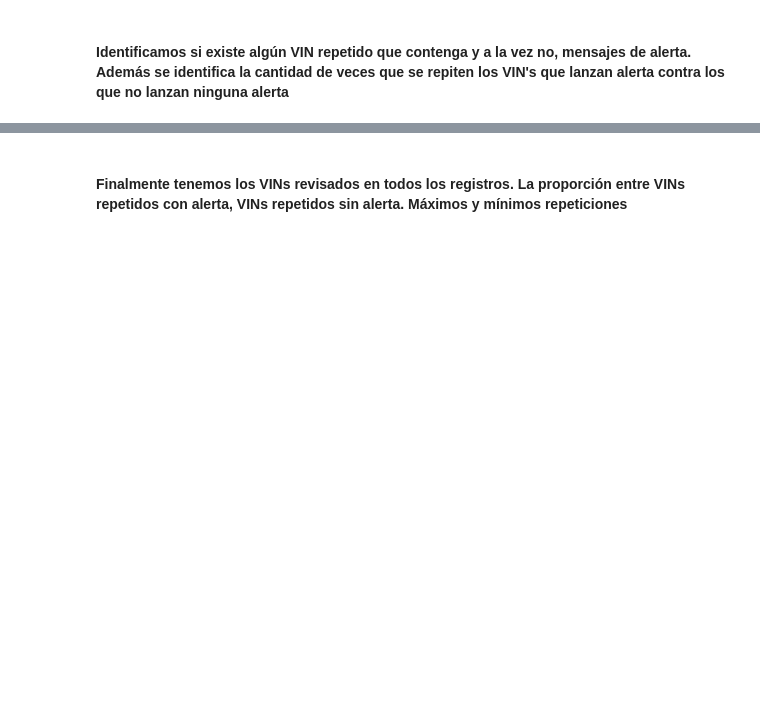
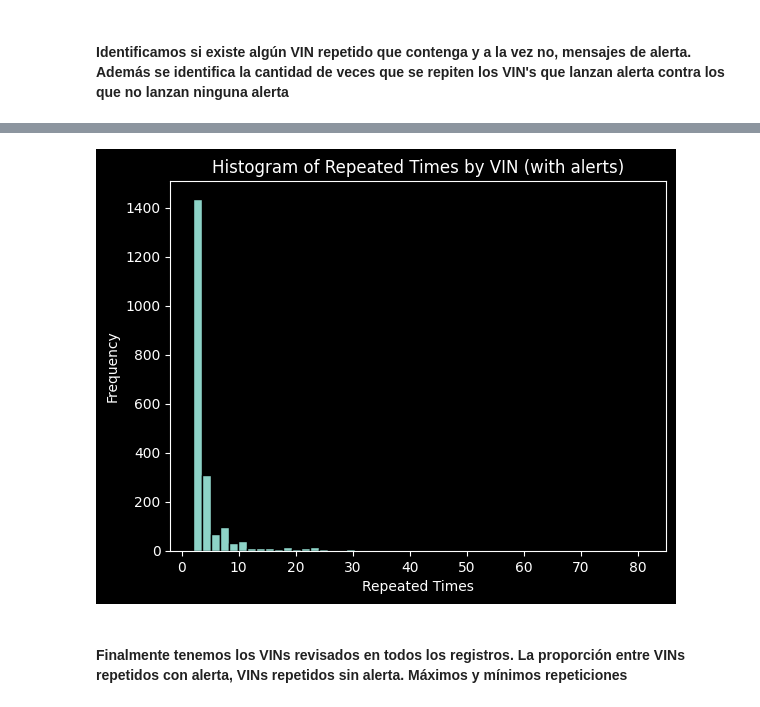
Before and after one commit to BranCF/microservices_consults, a Jupyter notebook: script1.ipynb, the cells around one changed output, grey strips where cells are left out. Cells and saved outputs as stored; diff of their text form; code cells hidden in the pictures; blank space fills up the shorter version.

```diff
--- a/script1.ipynb
+++ b/script1.ipynb
@@ -282,9 +451,11 @@ diagnoseVins(df)['badVinsFrame'].describe().style.apply(highlight_odd_rows)
 # %%
-plt.hist(diagnoseVins(df)['goodVinsFrame']['repeatedTimes'], bins =10, edgecolor = 'black')
+plt.hist(diagnosedVins['badVinsFrame']['repeatedTimes'], bins = 50, edgecolor = 'black')
 plt.xlabel('Repeated Times')
 plt.ylabel('Frequency')
 plt.title('Histogram of Repeated Times by VIN (with alerts)')
 plt.show()
+# %% [output]
+[figure, added]
 # %% [markdown]
 <h4>Finalmente tenemos los VINs revisados en todos los registros. La proporción entre VINs repetidos con alerta, VINs repetidos sin alerta. Máximos y mínimos repeticiones</h4>
 # %%
```
Also changed, not shown: parts of 41 cells of this notebook, 1 other file.
